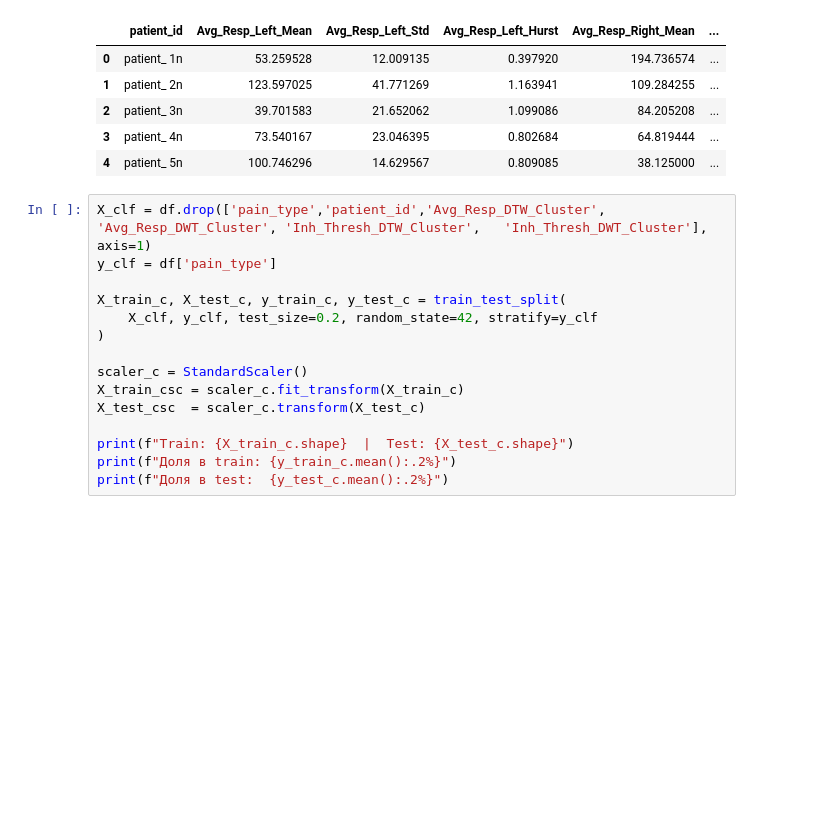
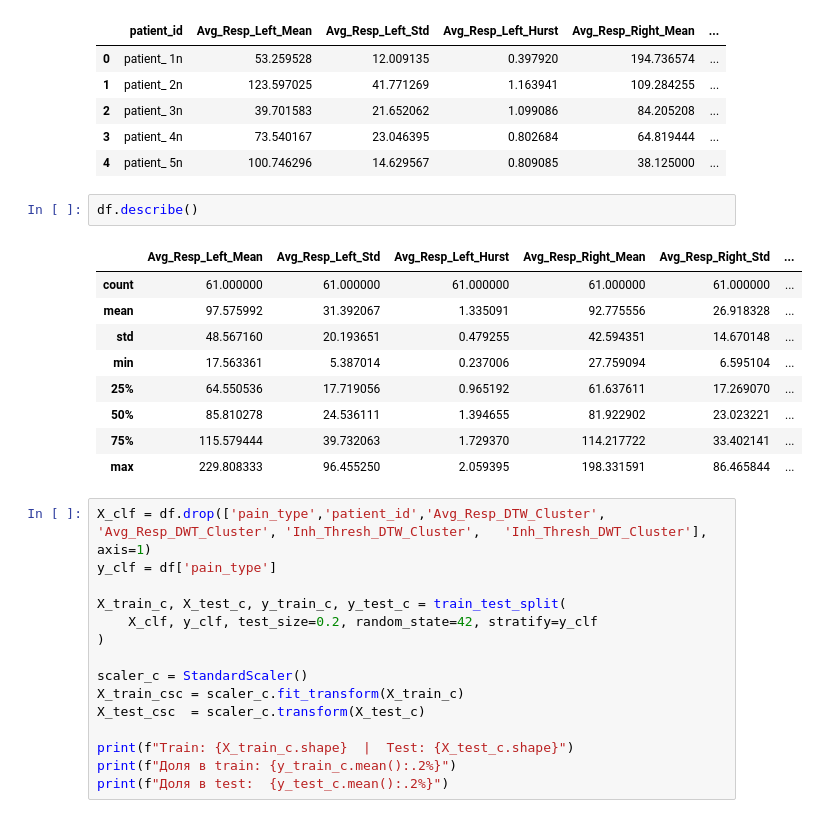
Before and after one commit to TAUforPython/TMS-pain-analysis, a Jupyter notebook: ML_TMS_pain_analysis.ipynb, the cells around one changed output. Saved outputs shown, nothing was run; the diff lists cells and outputs as text; blank space fills up the shorter version.

```diff
--- a/ML_TMS_pain_analysis.ipynb
+++ b/ML_TMS_pain_analysis.ipynb
@@ -940,6 +940,18 @@ df.head(5)
 | 2 | patient_ 3n | 39.701583 | 21.652062 | 1.099086 | 84.205208 | ... |
 | 3 | patient_ 4n | 73.540167 | 23.046395 | 0.802684 | 64.819444 | ... |
 | 4 | patient_ 5n | 100.746296 | 14.629567 | 0.809085 | 38.125000 | ... |
+# %%
+df.describe()
+# %% [output]
+|  | Avg_Resp_Left_Mean | Avg_Resp_Left_Std | Avg_Resp_Left_Hurst | Avg_Resp_Right_Mean | Avg_Resp_Right_Std | ... |
+| count | 61.000000 | 61.000000 | 61.000000 | 61.000000 | 61.000000 | ... |
+| mean | 97.575992 | 31.392067 | 1.335091 | 92.775556 | 26.918328 | ... |
+| std | 48.567160 | 20.193651 | 0.479255 | 42.594351 | 14.670148 | ... |
+| min | 17.563361 | 5.387014 | 0.237006 | 27.759094 | 6.595104 | ... |
+| 25% | 64.550536 | 17.719056 | 0.965192 | 61.637611 | 17.269070 | ... |
+| 50% | 85.810278 | 24.536111 | 1.394655 | 81.922902 | 23.023221 | ... |
+| 75% | 115.579444 | 39.732063 | 1.729370 | 114.217722 | 33.402141 | ... |
+| max | 229.808333 | 96.455250 | 2.059395 | 198.331591 | 86.465844 | ... |
 # %%
 X_clf = df.drop(['pain_type','patient_id','Avg_Resp_DTW_Cluster',	'Avg_Resp_DWT_Cluster',	'Inh_Thresh_DTW_Cluster',	'Inh_Thresh_DWT_Cluster'], axis=1)
 y_clf = df['pain_type']
```
Also changed, not shown: parts of 9 cells of this notebook.
